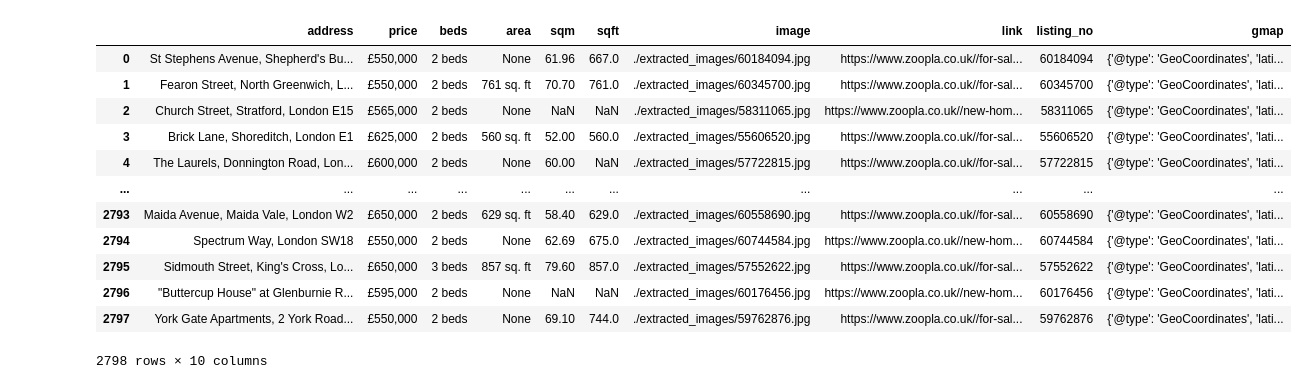
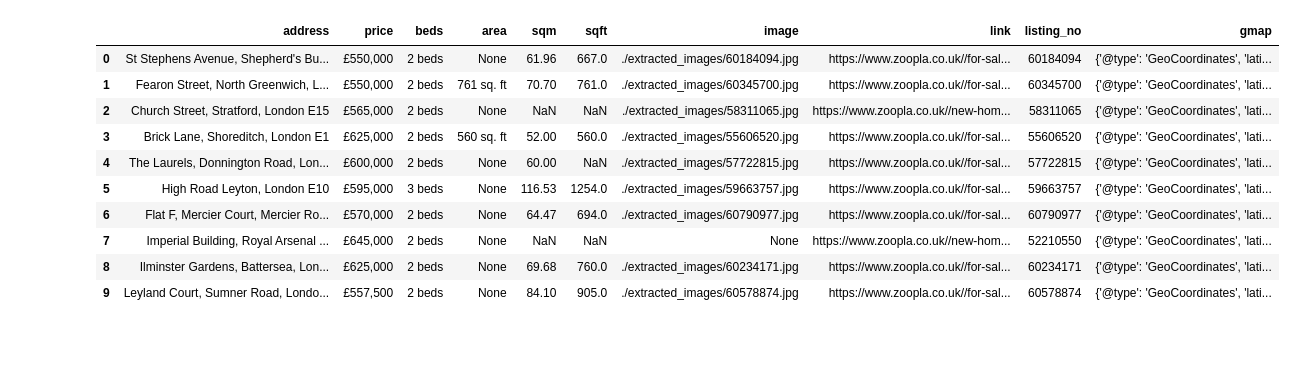
Before and after one commit to fermumen/zoopla-sqm, a Jupyter notebook: notebook_analysis.ipynb, the cells around one changed output. Drawn from its saved outputs; the diff is of its cells as text; code cells hidden in the pictures; blank space fills up the shorter version.

```diff
--- a/notebook_analysis.ipynb
+++ b/notebook_analysis.ipynb
@@ -37,28 +23,27 @@ clean_data(df).head(10)
 # %%
 import os
 import json
 
 files = os.listdir('json_data')
 
 list_data = []
 
 for f in files:
     with open('json_data/'+f) as js:
         data = json.load(js)
         list_data.append(data)
 
-pd.DataFrame(list_data)
+df = pd.DataFrame(list_data)
+df.head(10)
 # %% [output]
 |  | address | price | beds | area | sqm | sqft | image | link | listing_no | gmap |
 | 0 | St Stephens Avenue, Shepherd's Bu... | £550,000 | 2 beds | None | 61.96 | 667.0 | ./extracted_images/60184094.jpg | https://www.zoopla.co.uk//for-sal... | 60184094 | {'@type': 'GeoCoordinates', 'lati... |
 | 1 | Fearon Street, North Greenwich, L... | £550,000 | 2 beds | 761 sq. ft | 70.70 | 761.0 | ./extracted_images/60345700.jpg | https://www.zoopla.co.uk//for-sal... | 60345700 | {'@type': 'GeoCoordinates', 'lati... |
 | 2 | Church Street, Stratford, London E15 | £565,000 | 2 beds | None | NaN | NaN | ./extracted_images/58311065.jpg | https://www.zoopla.co.uk//new-hom... | 58311065 | {'@type': 'GeoCoordinates', 'lati... |
 | 3 | Brick Lane, Shoreditch, London E1 | £625,000 | 2 beds | 560 sq. ft | 52.00 | 560.0 | ./extracted_images/55606520.jpg | https://www.zoopla.co.uk//for-sal... | 55606520 | {'@type': 'GeoCoordinates', 'lati... |
 | 4 | The Laurels, Donnington Road, Lon... | £600,000 | 2 beds | None | 60.00 | NaN | ./extracted_images/57722815.jpg | https://www.zoopla.co.uk//for-sal... | 57722815 | {'@type': 'GeoCoordinates', 'lati... |
-| ... | ... | ... | ... | ... | ... | ... | ... | ... | ... | ... |
-| 2793 | Maida Avenue, Maida Vale, London W2 | £650,000 | 2 beds | 629 sq. ft | 58.40 | 629.0 | ./extracted_images/60558690.jpg | https://www.zoopla.co.uk//for-sal... | 60558690 | {'@type': 'GeoCoordinates', 'lati... |
-| 2794 | Spectrum Way, London SW18 | £550,000 | 2 beds | None | 62.69 | 675.0 | ./extracted_images/60744584.jpg | https://www.zoopla.co.uk//new-hom... | 60744584 | {'@type': 'GeoCoordinates', 'lati... |
-| 2795 | Sidmouth Street, King's Cross, Lo... | £650,000 | 3 beds | 857 sq. ft | 79.60 | 857.0 | ./extracted_images/57552622.jpg | https://www.zoopla.co.uk//for-sal... | 57552622 | {'@type': 'GeoCoordinates', 'lati... |
-| 2796 | "Buttercup House" at Glenburnie R... | £595,000 | 2 beds | None | NaN | NaN | ./extracted_images/60176456.jpg | https://www.zoopla.co.uk//new-hom... | 60176456 | {'@type': 'GeoCoordinates', 'lati... |
-| 2797 | York Gate Apartments, 2 York Road... | £550,000 | 2 beds | None | 69.10 | 744.0 | ./extracted_images/59762876.jpg | https://www.zoopla.co.uk//for-sal... | 59762876 | {'@type': 'GeoCoordinates', 'lati... |
+| 5 | High Road Leyton, London E10 | £595,000 | 3 beds | None | 116.53 | 1254.0 | ./extracted_images/59663757.jpg | https://www.zoopla.co.uk//for-sal... | 59663757 | {'@type': 'GeoCoordinates', 'lati... |
+| 6 | Flat F, Mercier Court, Mercier Ro... | £570,000 | 2 beds | None | 64.47 | 694.0 | ./extracted_images/60790977.jpg | https://www.zoopla.co.uk//for-sal... | 60790977 | {'@type': 'GeoCoordinates', 'lati... |
+| 7 | Imperial Building, Royal Arsenal ... | £645,000 | 2 beds | None | NaN | NaN | None | https://www.zoopla.co.uk//new-hom... | 52210550 | {'@type': 'GeoCoordinates', 'lati... |
+| 8 | Ilminster Gardens, Battersea, Lon... | £625,000 | 2 beds | None | 69.68 | 760.0 | ./extracted_images/60234171.jpg | https://www.zoopla.co.uk//for-sal... | 60234171 | {'@type': 'GeoCoordinates', 'lati... |
+| 9 | Leyland Court, Sumner Road, Londo... | £557,500 | 2 beds | None | 84.10 | 905.0 | ./extracted_images/60578874.jpg | https://www.zoopla.co.uk//for-sal... | 60578874 | {'@type': 'GeoCoordinates', 'lati... |
-2798 rows × 10 columns
```
Also changed, not shown: parts of 6 cells of this notebook.
